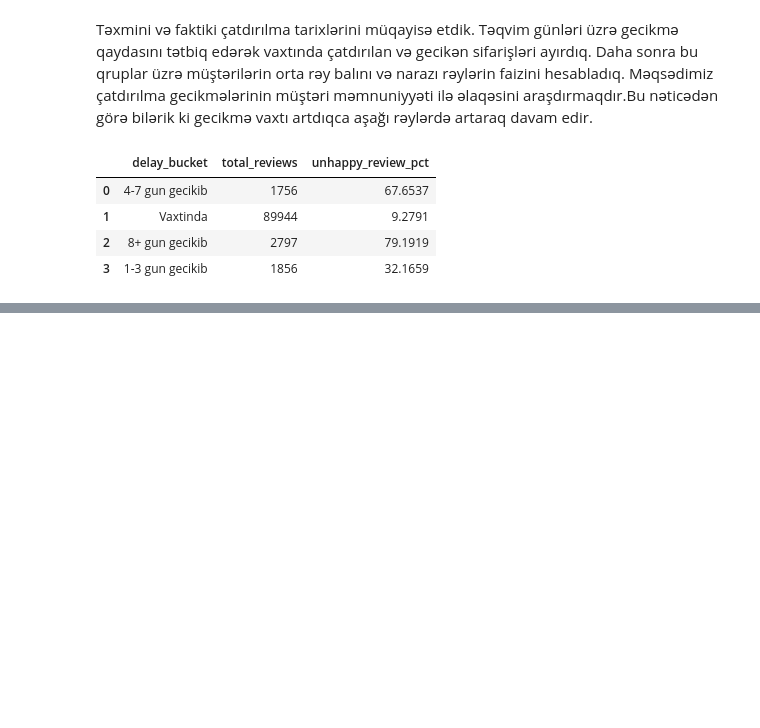
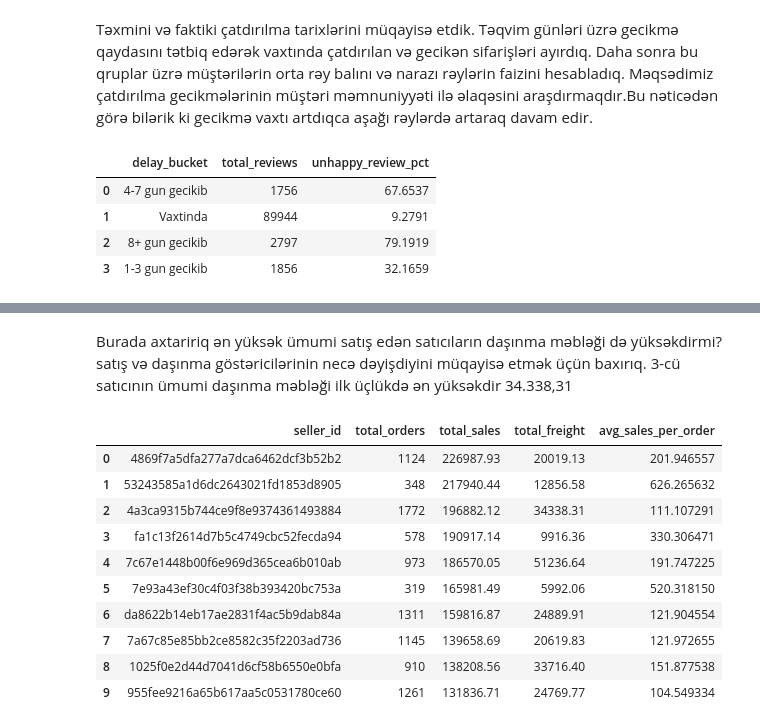
Before and after one commit to abasovmanaf-3267/olist-ecommerce-analytics, a Jupyter notebook: notebooks/03_gold/03_gold_analysis/03_gold_analysis_b.ipynb, the cells around one changed output, grey strips where cells are left out. Cells and saved outputs as stored; diff of their text form; code cells hidden in the pictures; blank space fills up the shorter version.

```diff
--- a/notebooks/03_gold/03_gold_analysis/03_gold_analysis_b.ipynb
+++ b/notebooks/03_gold/03_gold_analysis/03_gold_analysis_b.ipynb
@@ -147,0 +275,28 @@ df
+# %% [markdown]
+Burada axtaririq ən yüksək ümumi satış edən satıcıların daşınma məbləği də yüksəkdirmi?  satış və daşınma göstəricilərinin necə dəyişdiyini müqayisə etmək üçün baxırıq.
+3-cü satıcının ümumi daşınma məbləği ilk üçlükdə ən yüksəkdir 34.338,31
+# %%
+df = pd.read_sql("""
+    SELECT
+        seller_id,
+        total_orders,
+        total_sales,
+        total_freight,
+        CAST(total_sales AS DECIMAL(18, 2)) / NULLIF(total_orders, 0) AS avg_sales_per_order
+    FROM gold.mart_seller_performance
+    ORDER BY total_sales DESC
+""", engine)
+
+df.head(10)
+# %% [output]
+|  | seller_id | total_orders | total_sales | total_freight | avg_sales_per_order |
+| 0 | 4869f7a5dfa277a7dca6462dcf3b52b2 | 1124 | 226987.93 | 20019.13 | 201.946557 |
+| 1 | 53243585a1d6dc2643021fd1853d8905 | 348 | 217940.44 | 12856.58 | 626.265632 |
+| 2 | 4a3ca9315b744ce9f8e9374361493884 | 1772 | 196882.12 | 34338.31 | 111.107291 |
+| 3 | fa1c13f2614d7b5c4749cbc52fecda94 | 578 | 190917.14 | 9916.36 | 330.306471 |
+| 4 | 7c67e1448b00f6e969d365cea6b010ab | 973 | 186570.05 | 51236.64 | 191.747225 |
+| 5 | 7e93a43ef30c4f03f38b393420bc753a | 319 | 165981.49 | 5992.06 | 520.318150 |
+| 6 | da8622b14eb17ae2831f4ac5b9dab84a | 1311 | 159816.87 | 24889.91 | 121.904554 |
+| 7 | 7a67c85e85bb2ce8582c35f2203ad736 | 1145 | 139658.69 | 20619.83 | 121.972655 |
+| 8 | 1025f0e2d44d7041d6cf58b6550e0bfa | 910 | 138208.56 | 33716.40 | 151.877538 |
+| 9 | 955fee9216a65b617aa5c0531780ce60 | 1261 | 131836.71 | 24769.77 | 104.549334 |
```
Also changed, not shown: parts of 18 cells of this notebook.
